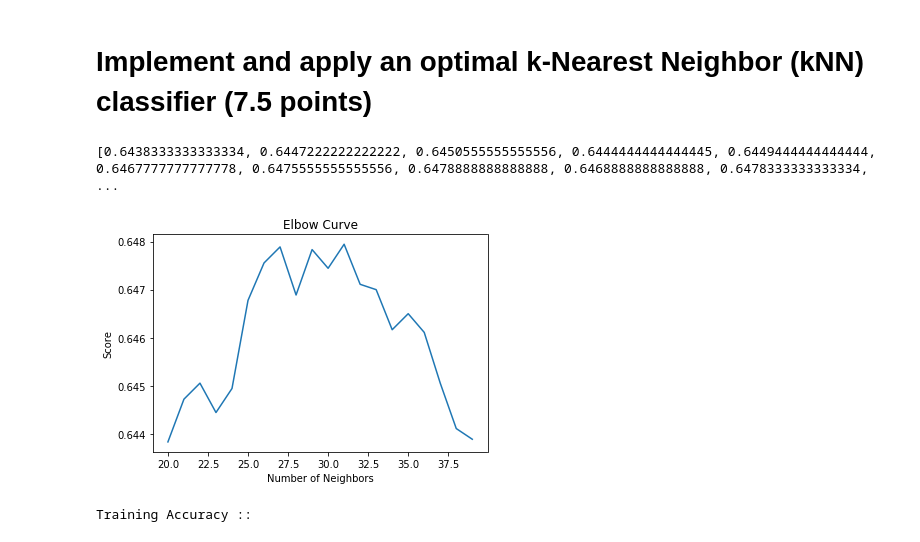
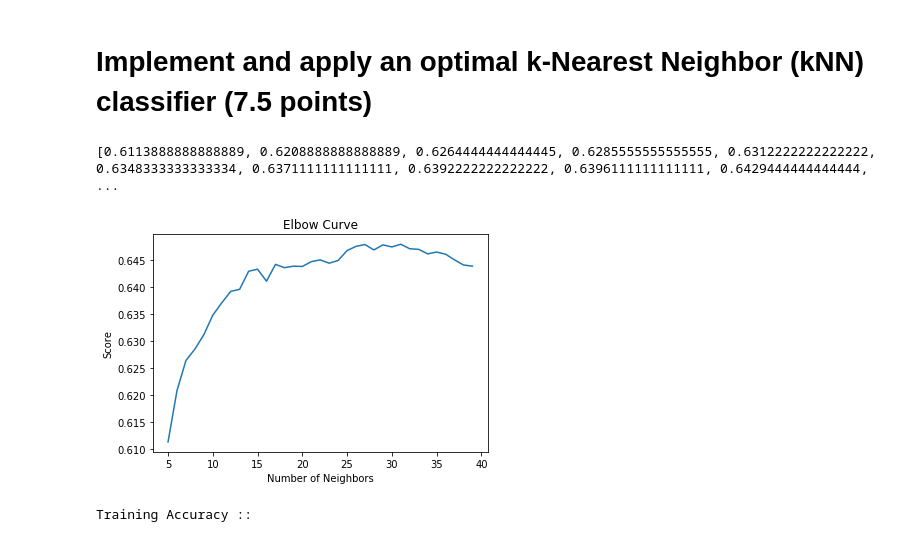
Before and after one commit to glaiml/prj8-neural-net-img-classification, a Jupyter notebook: vgk-neuner-img-classifier.ipynb, the cells around one changed output. Saved outputs shown, nothing was run; the diff lists cells and outputs as text; code cells hidden in the pictures.

```diff
--- a/vgk-neuner-img-classifier.ipynb
+++ b/vgk-neuner-img-classifier.ipynb
@@ -125,17 +131,17 @@ print (X_test_flat.shape)
 # %%
 from sklearn.neighbors import KNeighborsClassifier
 import matplotlib.pyplot as pl
-Nc = range(20, 40)
+Nc = range(5, 40)
 knnElbow = [KNeighborsClassifier(n_neighbors=i, weights='distance', metric = 'cosine', n_jobs = 50) for i in Nc]
 knnElbow
 score = [knnElbow[j].fit(X_train_flat, y_train).score(X_test_flat, y_test) for j in range(len(knnElbow))]
 print(score)
 pl.plot(Nc,score)
 pl.xlabel('Number of Neighbors')
 pl.ylabel('Score')
 pl.title('Elbow Curve')
 pl.show()
 # %% [output]
-[0.6438333333333334, 0.6447222222222222, 0.6450555555555556, 0.6444444444444445, 0.6449444444444444, 0.6467777777777778, 0.6475555555555556, 0.6478888888888888, 0.6468888888888888, 0.6478333333333334, ...
+[0.6113888888888889, 0.6208888888888889, 0.6264444444444445, 0.6285555555555555, 0.6312222222222222, 0.6348333333333334, 0.6371111111111111, 0.6392222222222222, 0.6396111111111111, 0.6429444444444444, ...
-[figure, old version]
+[figure, new version]
 # %%
```
Also changed, not shown: parts of 17 cells of this notebook.
